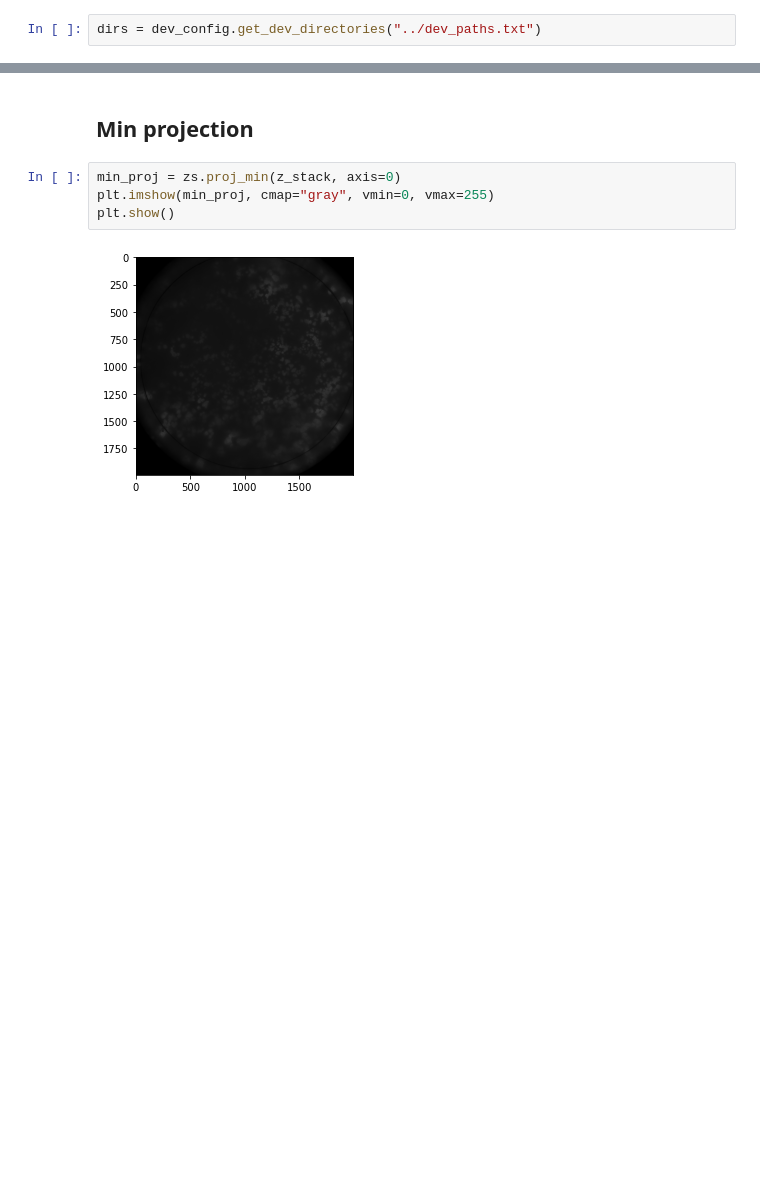
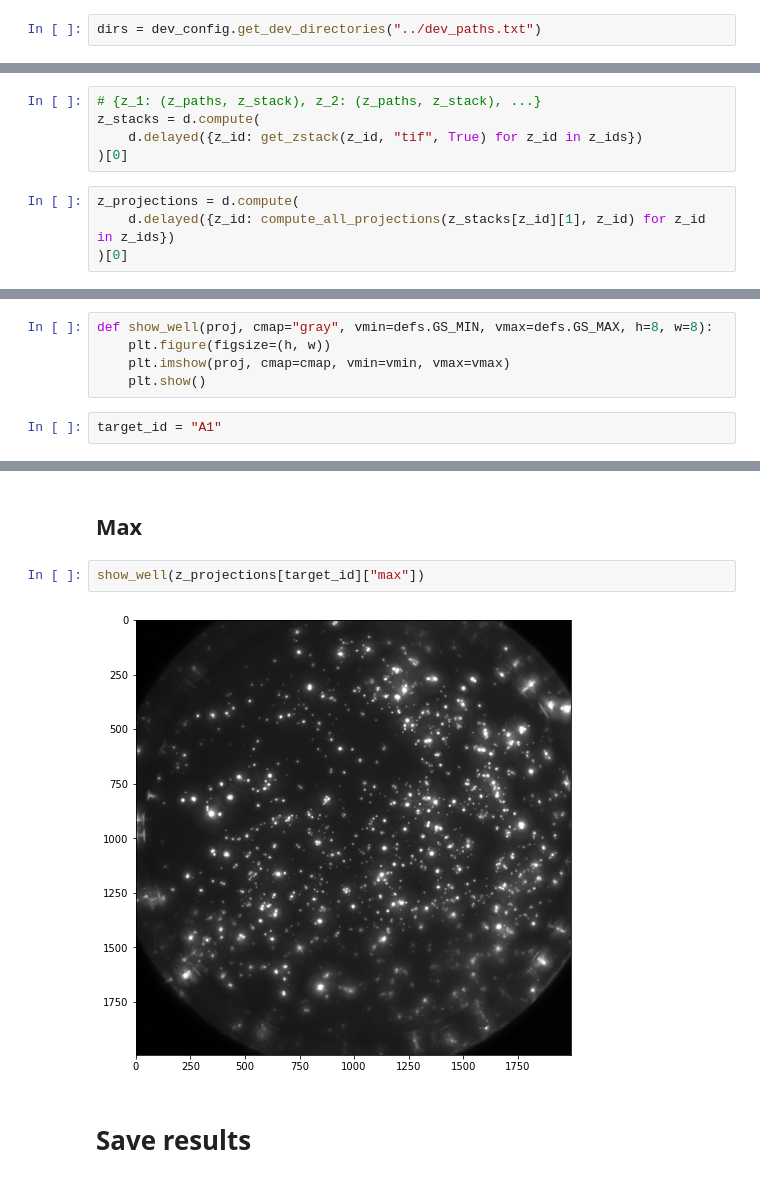
Before and after one commit to fogg-lab/tissue-model-analysis-tools, a Jupyter notebook: notebooks/z_stack_v1.ipynb, the cells around one changed output, grey strips where cells are left out. Drawn from its saved outputs; the diff is of its cells as text; blank space fills up the shorter version.

Commit message:
Z-projection algorithms implemented. Need to complete documentation.

```diff
--- a/notebooks/z_stack_v1.ipynb
+++ b/notebooks/z_stack_v1.ipynb
@@ -72 +37,10 @@ plt.show()
+# %%
+# {z_1: (z_paths, z_stack), z_2: (z_paths, z_stack), ...}
+z_stacks = d.compute(
+    d.delayed({z_id: get_zstack(z_id, "tif", True) for z_id in z_ids})
+)[0]
+# %%
+z_projections = d.compute(
+    d.delayed({z_id: compute_all_projections(z_stacks[z_id][1], z_id) for z_id in z_ids})
+)[0]
 # %% [markdown]
@@ -73,0 +48,7 @@ plt.show()
+# %%
+def show_well(proj, cmap="gray", vmin=defs.GS_MIN, vmax=defs.GS_MAX, h=8, w=8):
+    plt.figure(figsize=(h, w))
+    plt.imshow(proj, cmap=cmap, vmin=vmin, vmax=vmax)
+    plt.show()
+# %%
+target_id = "A1"
@@ -98,8 +79,8 @@ plt.show()
 # %% [markdown]
-## Min projection
+## Max
 # %%
-min_proj = zs.proj_min(z_stack, axis=0)
-plt.imshow(min_proj, cmap="gray", vmin=0, vmax=255)
-plt.show()
+show_well(z_projections[target_id]["max"])
 # %% [output]
-[figure, old version]
+[figure, new version]
+# %% [markdown]
+# Save results
```
Also changed, not shown: parts of 24 cells of this notebook, 1 other file.
